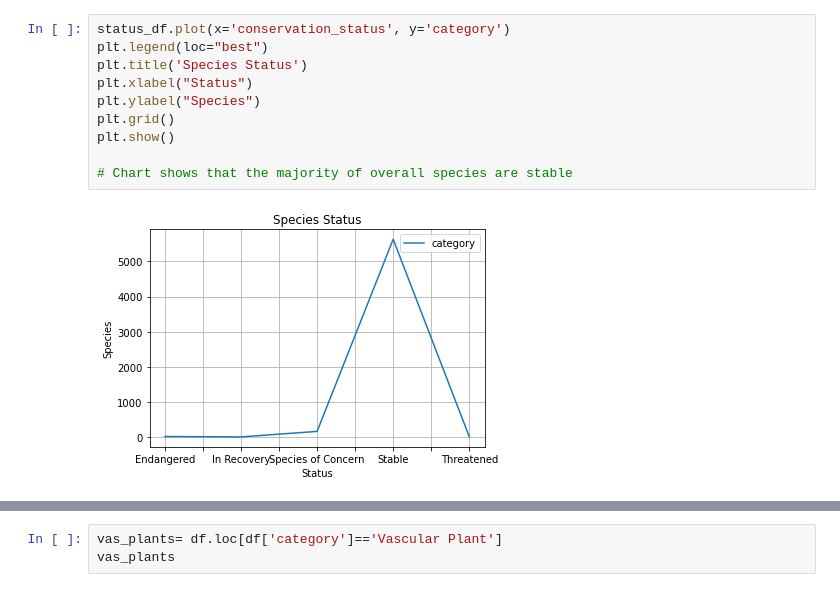
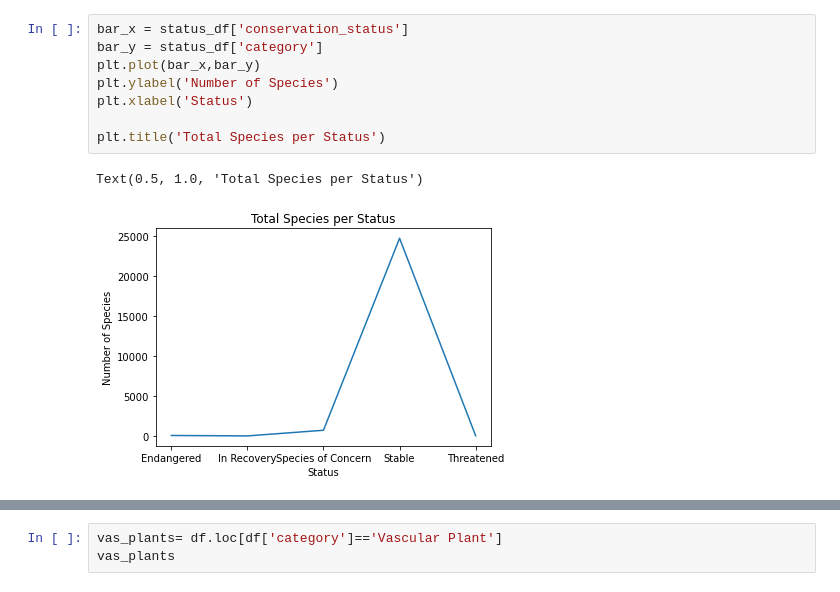
Before and after one commit to Mone12/endangered-species, a Jupyter notebook: endangered.ipynb, the cells around one changed output, grey strips where cells are left out. Saved outputs shown, nothing was run; the diff lists cells and outputs as text.

```diff
--- a/endangered.ipynb
+++ b/endangered.ipynb
@@ -36,13 +146,12 @@ status_df
-# %%
-status_df.plot(x='conservation_status', y='category')
-plt.legend(loc="best")
-plt.title('Species Status')
-plt.xlabel("Status")
-plt.ylabel("Species")
-plt.grid()
-plt.show()
-
-# Chart shows that the majority of overall species are stable
-# %% [output]
-[figure, removed]
+# %%
+bar_x = status_df['conservation_status']
+bar_y = status_df['category']
+plt.plot(bar_x,bar_y)
+plt.ylabel('Number of Species')
+plt.xlabel('Status')
+
+plt.title('Total Species per Status')
+# %% [output]
+Text(0.5, 1.0, 'Total Species per Status')
+[figure, added]
 # %%
```
Also changed, not shown: parts of 19 cells of this notebook, 2 other files.
